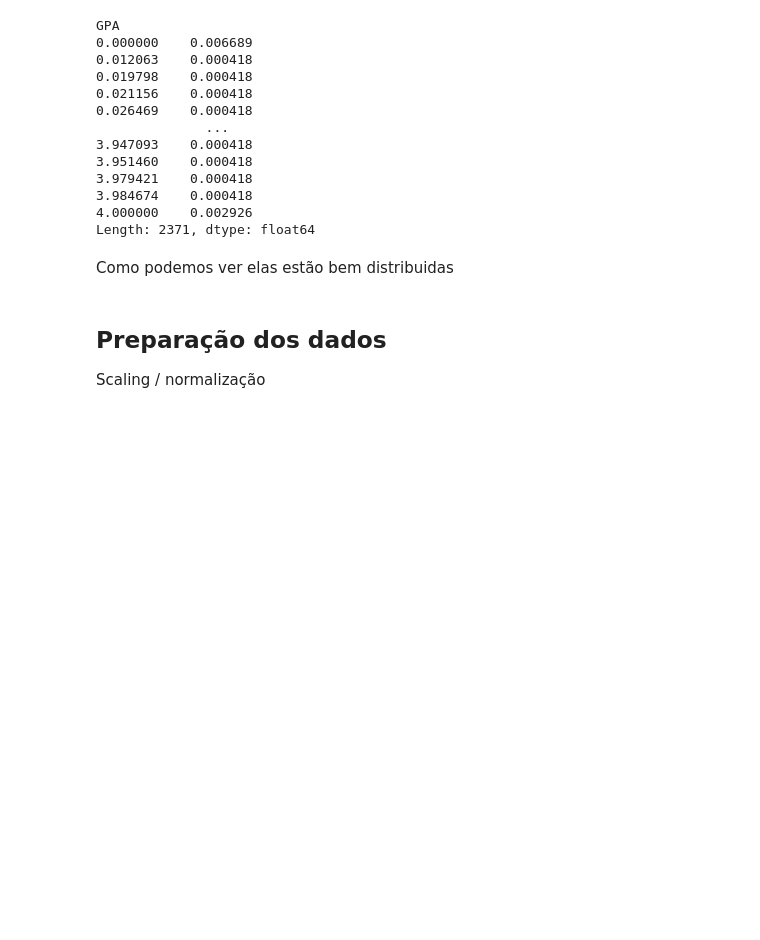
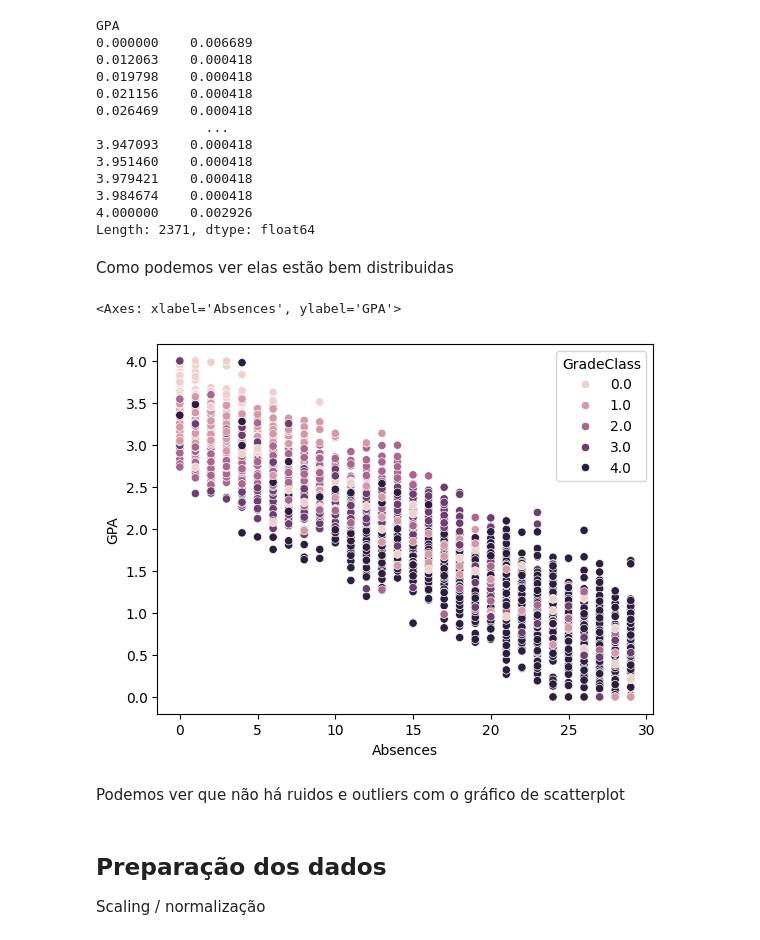
Before and after one commit to joaonascimento-dev/atividade-ml-regressao, a Jupyter notebook: Atividade Final.ipynb, the cells around one changed output. Saved outputs shown, nothing was run; the diff lists cells and outputs as text; code cells hidden in the pictures; blank space fills up the shorter version.

```diff
--- a/Atividade Final.ipynb
+++ b/Atividade Final.ipynb
@@ -165,6 +166,13 @@ GPA
 Length: 2371, dtype: float64
 # %% [markdown]
 Como podemos ver elas estão bem distribuidas
+# %%
+sns.scatterplot(data=data, x='Absences', y='GPA', hue='GradeClass')
+# %% [output]
+<Axes: xlabel='Absences', ylabel='GPA'>
+[figure, added]
+# %% [markdown]
+Podemos ver que não há ruidos e outliers com o gráfico de scatterplot
 # %% [markdown]
 ## Preparação dos dados
 Scaling / normalização
```
Also changed, not shown: parts of 25 cells of this notebook.
